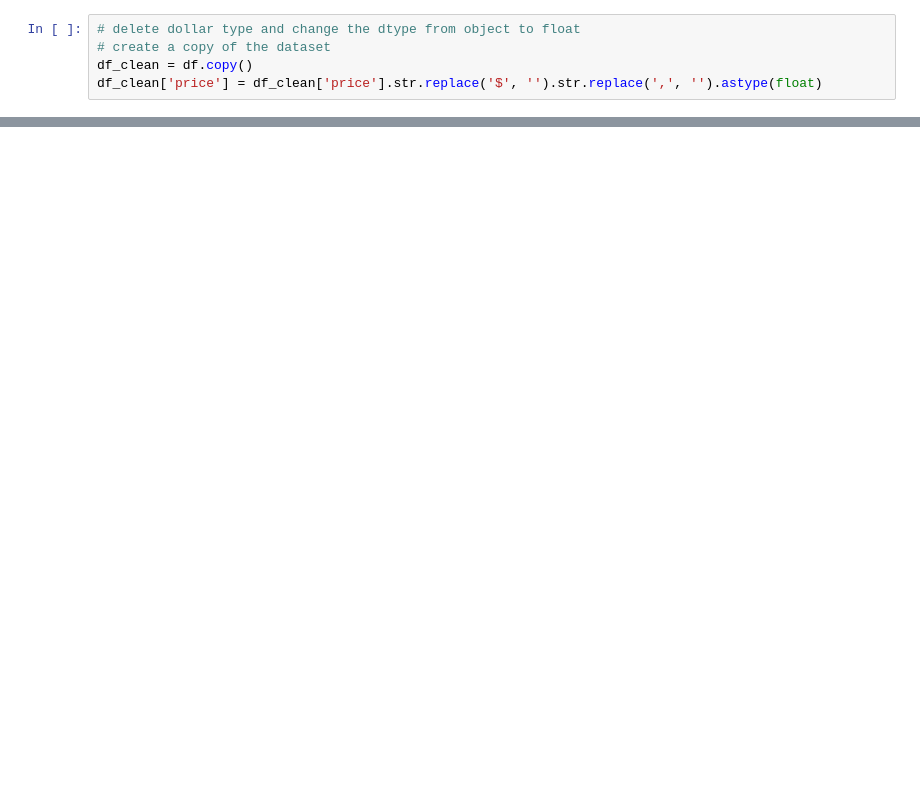
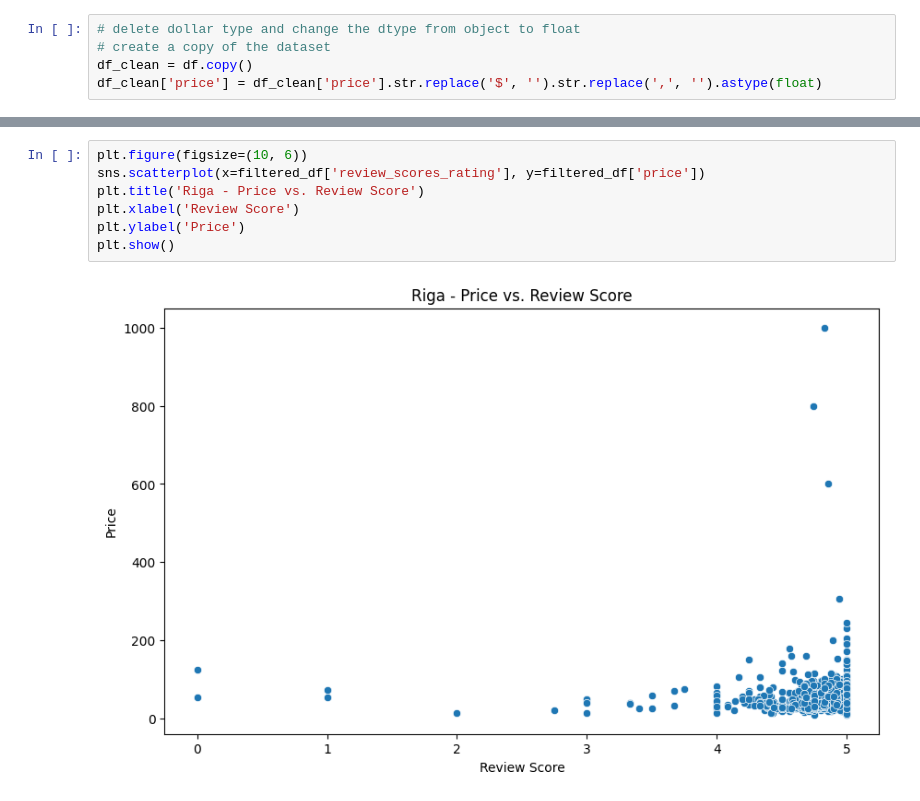
Before and after one commit to CarstenHennig/techlabshh_group13, a Jupyter notebook: Riga_full_InsideAirbnb.ipynb, the cells around one changed output, grey strips where cells are left out. Drawn from its saved outputs; the diff is of its cells as text; blank space fills up the shorter version.

```diff
--- a/Riga_full_InsideAirbnb.ipynb
+++ b/Riga_full_InsideAirbnb.ipynb
@@ -453,0 +753,9 @@ m.save('map.html')
+# %%
+plt.figure(figsize=(10, 6))
+sns.scatterplot(x=filtered_df['review_scores_rating'], y=filtered_df['price'])
+plt.title('Riga - Price vs. Review Score')
+plt.xlabel('Review Score')
+plt.ylabel('Price')
+plt.show()
+# %% [output]
+[figure, added]
```
Also changed, not shown: parts of 78 cells of this notebook.
